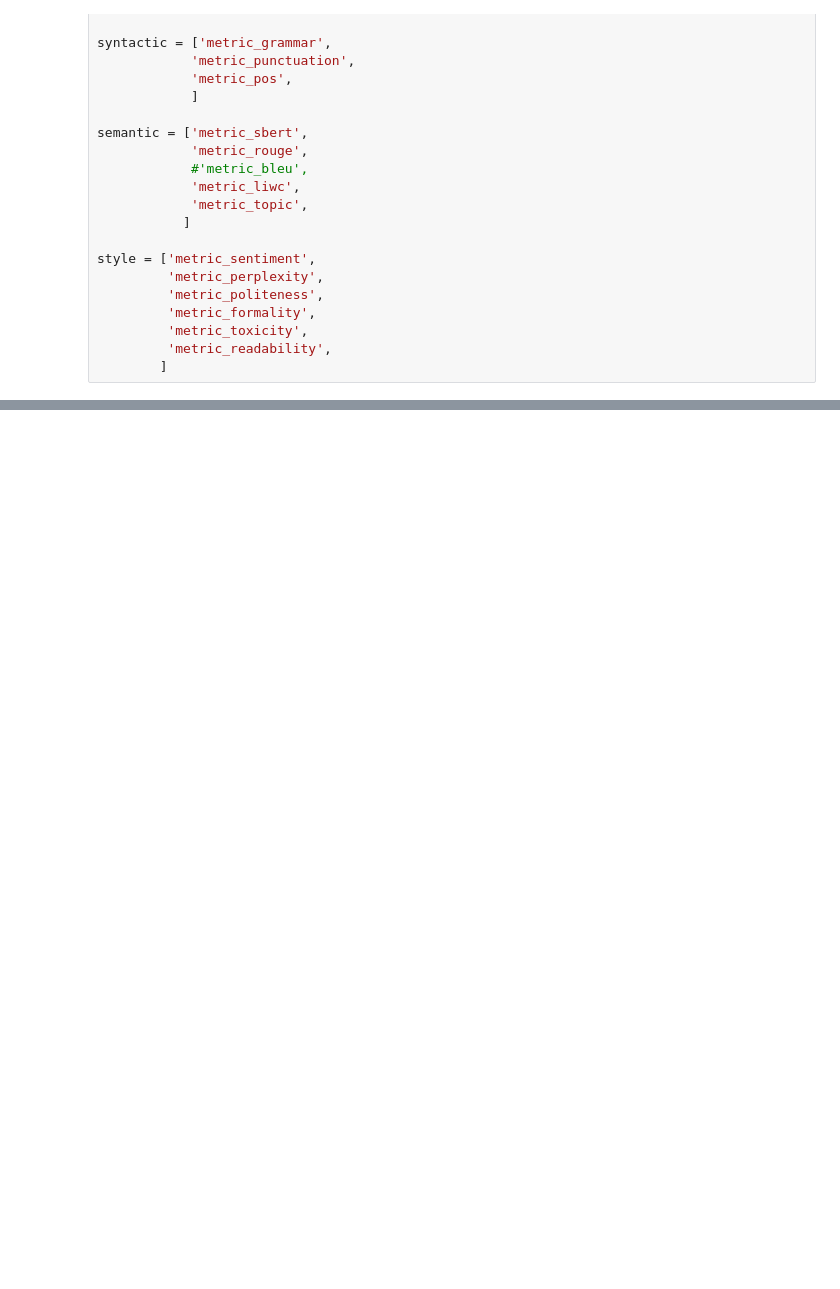
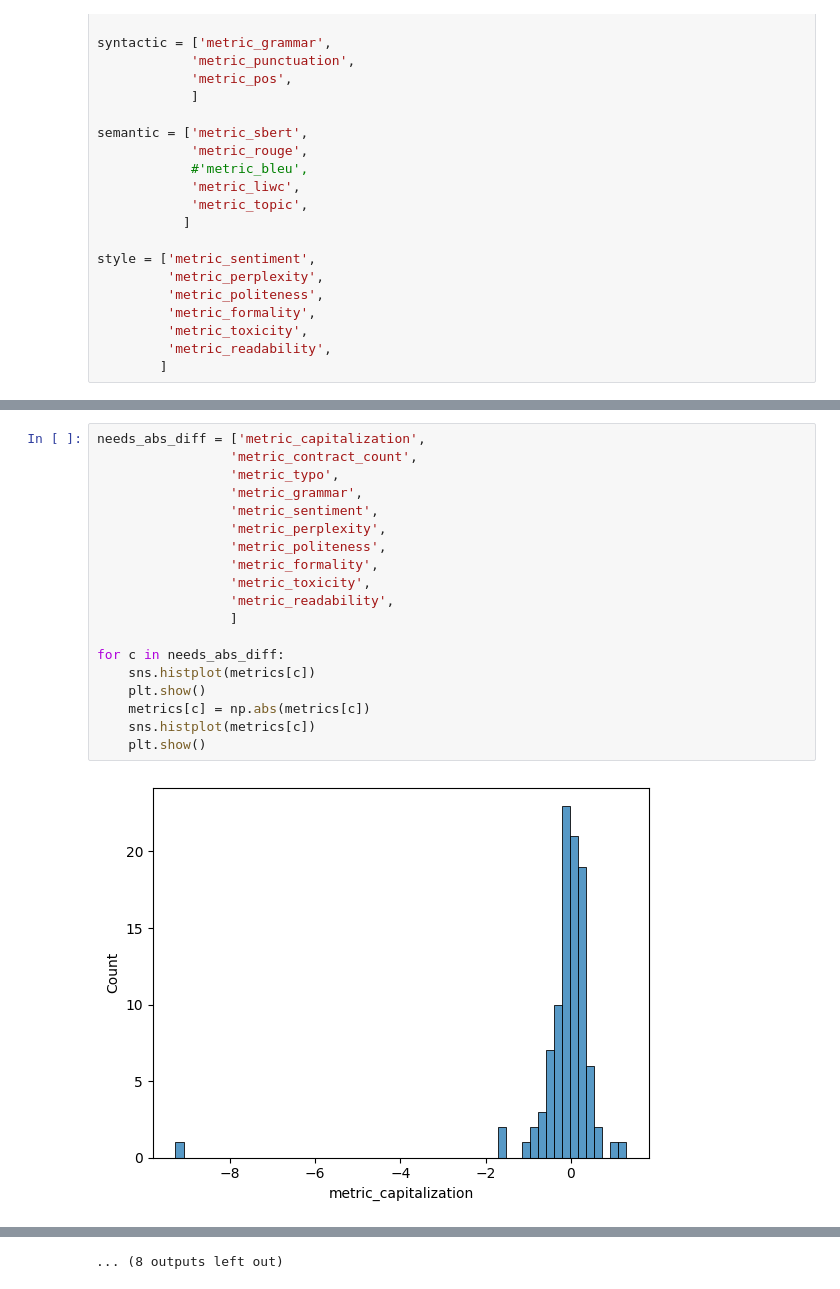
Before and after one commit to davidjurgens/human-llm-similarity, a Jupyter notebook: src/analysis/AggregateMetrics.ipynb, the cells around one changed output, grey strips where cells are left out. Drawn from its saved outputs; the diff is of its cells as text; blank space fills up the shorter version.

```diff
--- a/src/analysis/AggregateMetrics.ipynb
+++ b/src/analysis/AggregateMetrics.ipynb
@@ -135,0 +133,21 @@ metrics[semantic]
+# %%
+needs_abs_diff = ['metric_capitalization',
+                 'metric_contract_count',
+                 'metric_typo',
+                 'metric_grammar',
+                 'metric_sentiment',
+                 'metric_perplexity',
+                 'metric_politeness',
+                 'metric_formality',
+                 'metric_toxicity',
+                 'metric_readability',
+                 ]
+
+for c in needs_abs_diff:
+    sns.histplot(metrics[c])
+    plt.show()
+    metrics[c] = np.abs(metrics[c])
+    sns.histplot(metrics[c])
+    plt.show()
+# %% [output]
+[figure, added]
@@ -135,0 +165 @@ metrics[semantic]
+... (8 outputs left out)
```
Also changed, not shown: parts of 24 cells of this notebook.
